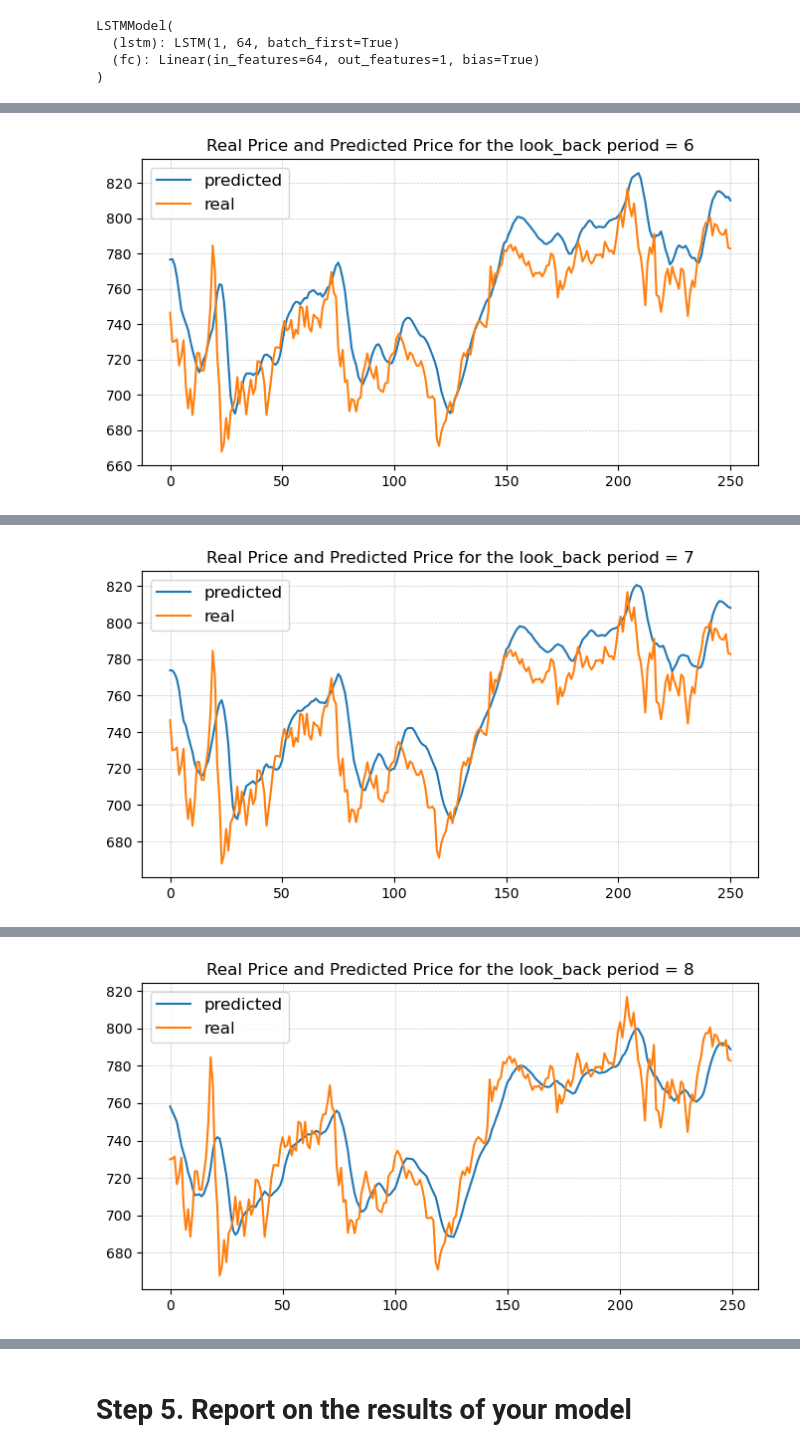
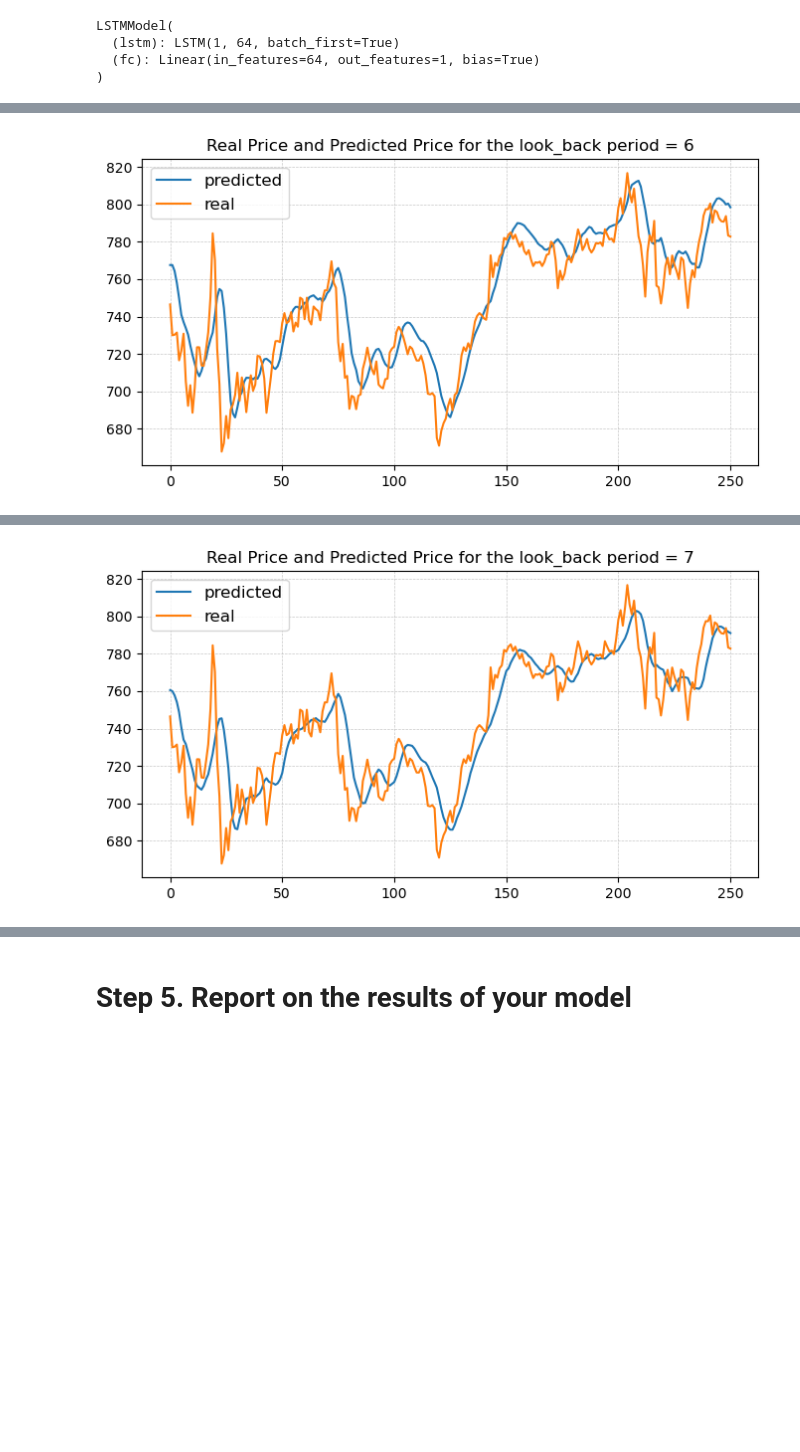
Before and after one commit to anjali-ojha/deep-learning, a Jupyter notebook: assignment/assignment-8/Anjali_Ojha_HW_8.ipynb, the cells around one changed output, grey strips where cells are left out. Drawn from its saved outputs; the diff is of its cells as text; code cells hidden in the pictures; blank space fills up the shorter version.

```diff
--- a/assignment/assignment-8/Anjali_Ojha_HW_8.ipynb
+++ b/assignment/assignment-8/Anjali_Ojha_HW_8.ipynb
@@ -242,8 +239,6 @@ def get_rmse(model, X, y, look_back, dataType):
     y_real = scaler.inverse_transform(y.numpy())
 
     rmse = np.sqrt(mean_squared_error(y_real, y_pred)) # RMSE computation
-    print(f"{dataType} RMSE for look_back = {look_back}, RMSE = {rmse}")
-
     return rmse
 
 
@@ -258,7 +253,7 @@ def train(model, X_train, y_train, num_epochs=20):
         loss = criterion(outputs, y_train)
         loss.backward()
         optimizer.step()
-        if (epoch+1) % (num_epochs//5) == 0:
+        if (epoch+1) % (num_epochs//4) == 0:
             print(f'\tEpoch [{epoch+1}/{num_epochs}], Loss: {loss.item():.4f}')
     return model
 
@@ -283,33 +280,42 @@ def plot_results(model, X_test, y_test, look_back):
 # %%
 ''' Running the training with different lookback periods and see which one is best '''
 
-rmse_dict = {}
+
+def run_experiment(column, df):
+    rmse_dict = {}
+
+    column = "Open"
+
+    X = df[column].values
+    print(f"length of the values = {len(X) = }")
+    scaled_data = scale_features(X)
+
+    best_model, min_rmse, min_look_back_period = None, float('inf'), -1
+
+    for look_back in look_back_periods:
+        print(f"\nTraining Model for the {look_back = } --------------------")
+        X_train, X_test, y_train, y_test = train_test_split(scaled_data, test_size=0.2, look_back=look_back)
+        model = LSTMModel(input_size=1, hidden_size=64)
+        model = train(model, X_train, y_train, num_epochs=200)
+
+        train_rmse = get_rmse(model, X_train, y_train, look_back, "Train")
+        test_rmse  = get_rmse(model, X_test, y_test, look_back, "Test")
+
+        rmse_dict[look_back] = (model, train_rmse, test_rmse)
+        print(f"\tRMSE for {look_back = }, {train_rmse = }, {test_rmse = }")
+
+        if test_rmse < min_rmse:
+            print(f"\n\n Best Performance So far for the Lookback period = {look_back}")
+            plot_results(model, X_test, y_test, look_back)
+            best_model = model
+            min_rmse = test_rmse
+            min_look_back_period = look_back
+
+    return best_model, min_rmse, min_look_back_period, rmse_dict
+
+
 look_back_periods = [i for i in range(5, 21)]
-
-column = "Open"
-
-X = df[column].values
-print(f"length of the values = {len(X) = }")
-scaled_data = scale_features(X)
-
-best_model, min_rmse, min_look_back_period = None, float('inf'), -1
-
-for look_back in look_back_periods:
-    X_train, X_test, y_train, y_test = train_test_split(scaled_data, test_size=0.2, look_back=look_back)
-    model = LSTMModel(input_size=1, hidden_size=64)
-    model = train(model, X_train, y_train, num_epochs=200)
-
-    train_rmse = get_rmse(model, X_train, y_train, look_back, "Train")
-    test_rmse  = get_rmse(model, X_test, y_test, look_back, "Test")
-
-    rmse_dict[look_back] = (model, train_rmse, test_rmse)
-
-    if test_rmse < min_rmse:
-        print(f"\n\n Best Performance So far for the Lookback period = {look_back}")
-        plot_results(model, X_test, y_test, look_back)
-        best_model = model
-        min_rmse = test_rmse
-        min_look_back_period = look_back
+best_model, min_rmse, min_look_back_period, rmse_dict = run_experiment(column = "Open", df = df)
 # %% [output]
 length of the values = len(X) = 1258
 Scaling the data
@@ -343,4 +346,4 @@ Test RMSE for look_back = 6, RMSE = 22.21881103515625
 
 
  Best Performance So far for the Lookback period = 6
-[figure, old version]
+[figure, new version]
@@ -357,4 +358,4 @@ Test RMSE for look_back = 7, RMSE = 21.9781436920166
 
 
  Best Performance So far for the Lookback period = 7
-[figure, old version]
+[figure, new version]
@@ -374 +378,0 @@ Test RMSE for look_back = 8, RMSE = 16.828567504882812
-[figure, removed]
```
Also changed, not shown: parts of 12 cells of this notebook.
